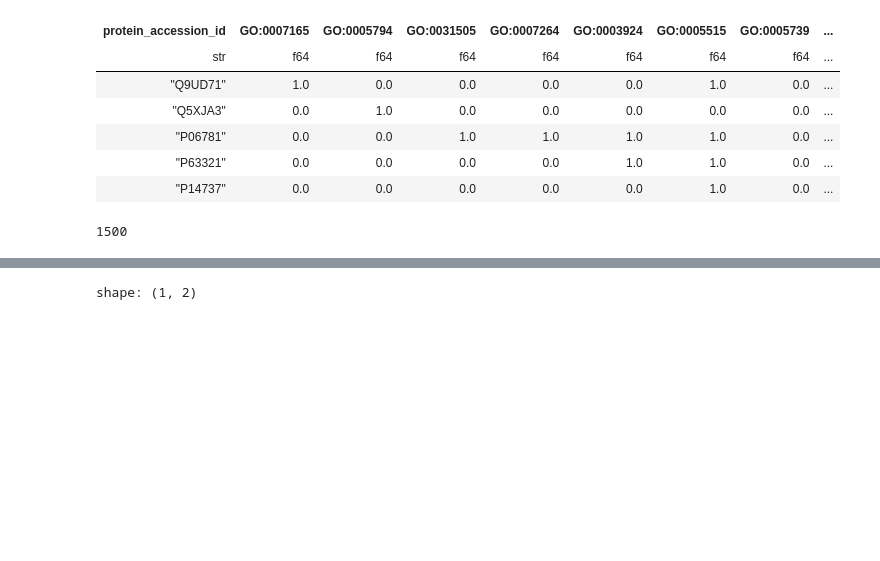
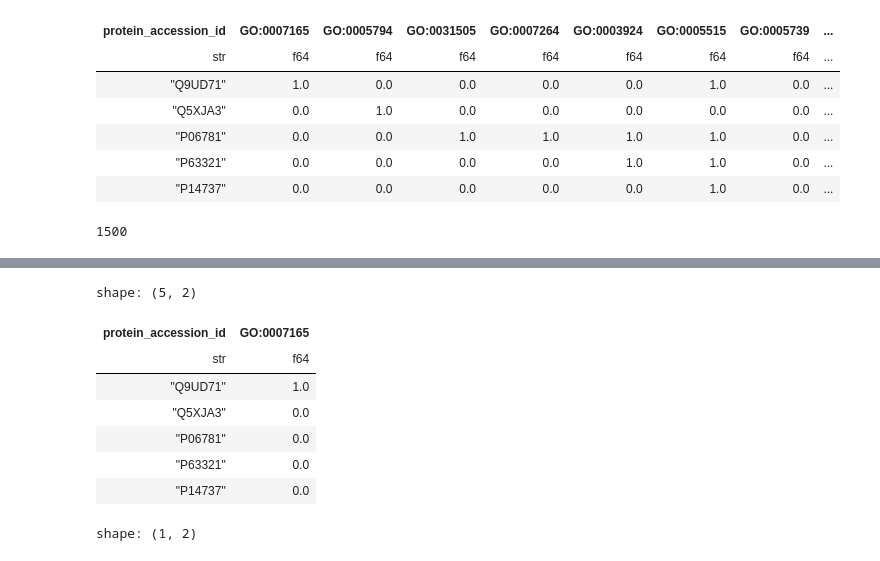
Before and after one commit to sumaniitm/cafa-6-protein-function-prediction-kaggle, a Jupyter notebook: cafa6-baseline-and-feature-engineering.ipynb, the cells around one changed output, grey strips where cells are left out. Drawn from its saved outputs; the diff is of its cells as text; code cells hidden in the pictures; blank space fills up the shorter version.

```diff
--- a/cafa6-baseline-and-feature-engineering.ipynb
+++ b/cafa6-baseline-and-feature-engineering.ipynb
@@ -259,3 +328,14 @@ len(label_cols)
+# %%
+df_train_labels_reordered.select(['protein_accession_id','GO:0007165']).head(5)
+# %% [output]
+shape: (5, 2)
+| protein_accession_id | GO:0007165 |
+| str | f64 |
+| "Q9UD71" | 1.0 |
+| "Q5XJA3" | 0.0 |
+| "P06781" | 0.0 |
+| "P63321" | 0.0 |
+| "P14737" | 0.0 |
 # %%
 dd.sql(" select count(distinct(protein_accession_id)) as uniq_protein_accession_ids \
 , count(1) as total_records from df_train_features ").pl()
```
Also changed, not shown: parts of 21 cells of this notebook.
